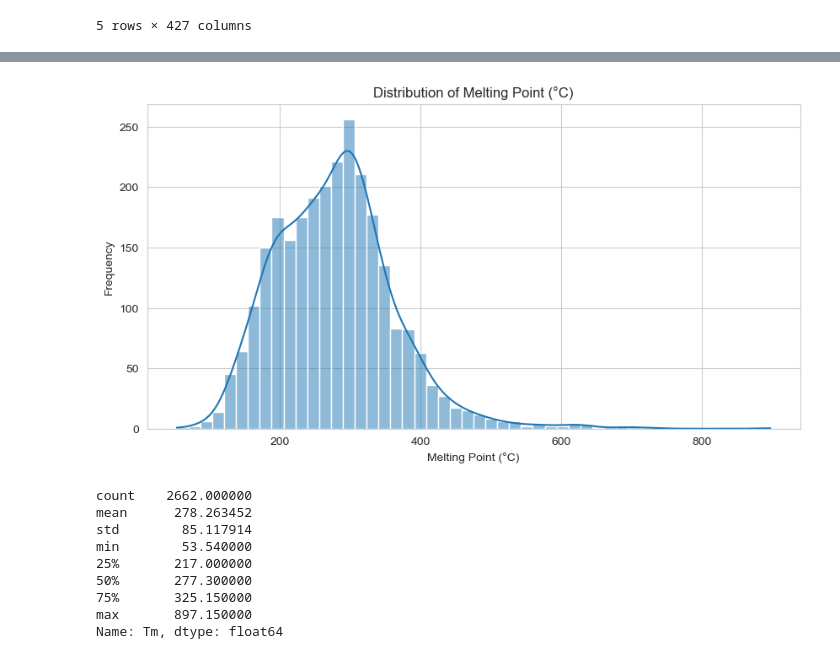
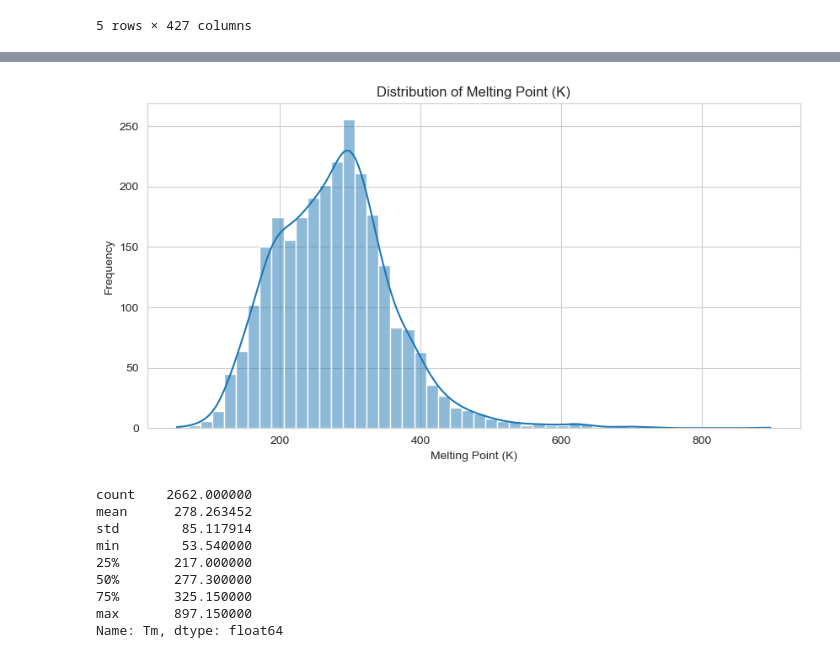
Before and after one commit to SoponUdomphon/project-01-melting_point_prediction, a Jupyter notebook: 01-PI-approach/01-PI-Feature-Engineering.ipynb, the cells around one changed output, grey strips where cells are left out. Saved outputs shown, nothing was run; the diff lists cells and outputs as text; code cells hidden in the pictures.

```diff
--- a/01-PI-approach/01-PI-Feature-Engineering.ipynb
+++ b/01-PI-approach/01-PI-Feature-Engineering.ipynb
@@ -93,18 +92,18 @@ Cleaned data shape: (2662, 434)
 # %%
 # ตั้งค่าสไตล์ของกราฟ
 sns.set_style("whitegrid")
 
 plt.figure(figsize=(10, 5))
 sns.histplot(df_clean['Tm'], kde=True, bins=50)
-plt.title('Distribution of Melting Point (°C)')
-plt.xlabel('Melting Point (°C)')
+plt.title('Distribution of Melting Point (K)')
+plt.xlabel('Melting Point (K)')
 plt.ylabel('Frequency')
 plt.show()
 
 # ดูค่าสถิติพื้นฐาน
 display(df_clean['Tm'].describe())
 # %% [output]
-[figure, old version]
+[figure, new version]
 count    2662.000000
 mean      278.263452
 std        85.117914
```
Also changed, not shown: parts of 27 cells of this notebook.
